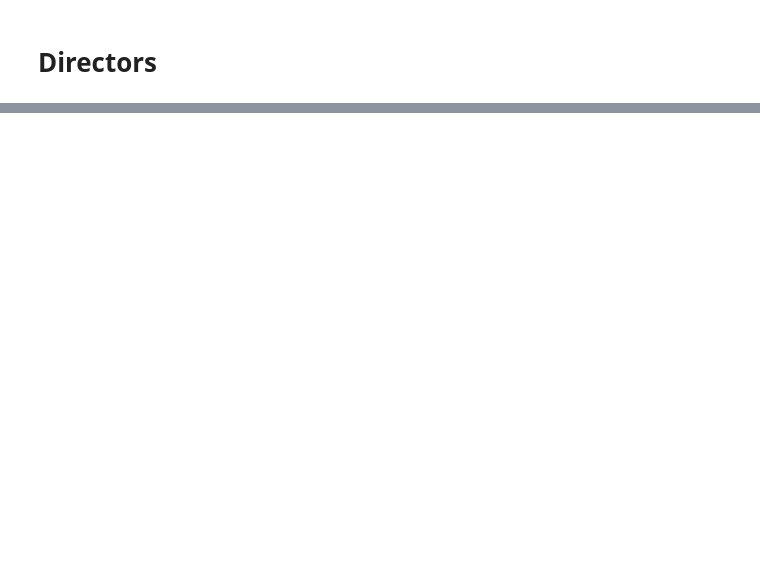
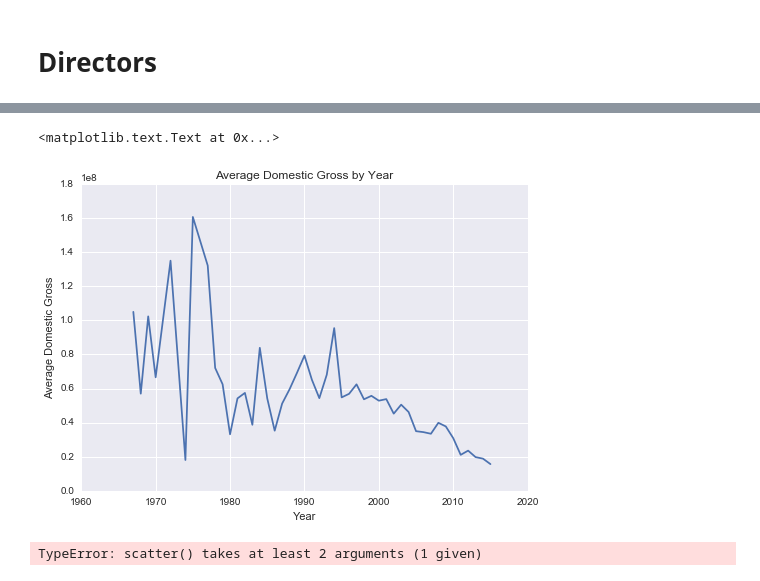
Before and after one commit to gzchen90/team4_project1, a Jupyter notebook: raw_data/Model Merging.ipynb, the cells around one changed output, grey strips where cells are left out. Saved outputs shown, nothing was run; the diff lists cells and outputs as text; code cells hidden in the pictures; blank space fills up the shorter version.

```diff
--- a/raw_data/Model Merging.ipynb
+++ b/raw_data/Model Merging.ipynb
@@ -29,0 +195,5 @@ TypeError: read_excel() takes at least 1 argument (0 given)
+# %%
+table1 = pd.concat([actor_df,director_df],axis=1)
+table2=pd.concat([table1,final_gener],axis=1)
+final_table=pd.concat([table2,remaning_feature],axis=1)
+final_table.info()
@@ -29,0 +218,6 @@ TypeError: read_excel() takes at least 1 argument (0 given)
+# %%
+l1=final_table.columns
+l1=set(l1)
+# %%
+l2=set(['G1','G2','G3','genre','director','actors'])
+l3=list(l1-l2)
@@ -29,0 +302,15 @@ TypeError: read_excel() takes at least 1 argument (0 given)
+# %%
+import matplotlib.pyplot as plt
+plt.plot(model_table[['year','domestic_gross']].groupby('year').mean())
+plt.ylabel("Average Domestic Gross")
+plt.xlabel("Year")
+plt.title("Average Domestic Gross by Year")
+# %% [output]
+<matplotlib.text.Text at 0x...>
+[figure, added]
+# %%
+plt.scatter(model_table[['year','domestic_gross']].groupby('year').mean())
+plt.ylabel("Average Domestic Gross")
+plt.xlabel("Year")
+# %% [output]
+TypeError: scatter() takes at least 2 arguments (1 given)
```
Also changed, not shown: parts of 24 cells of this notebook, 10 other files.
